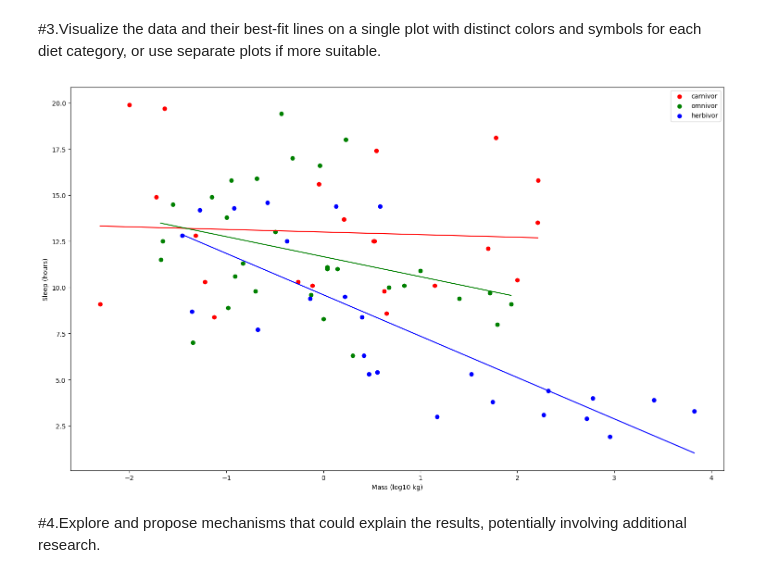
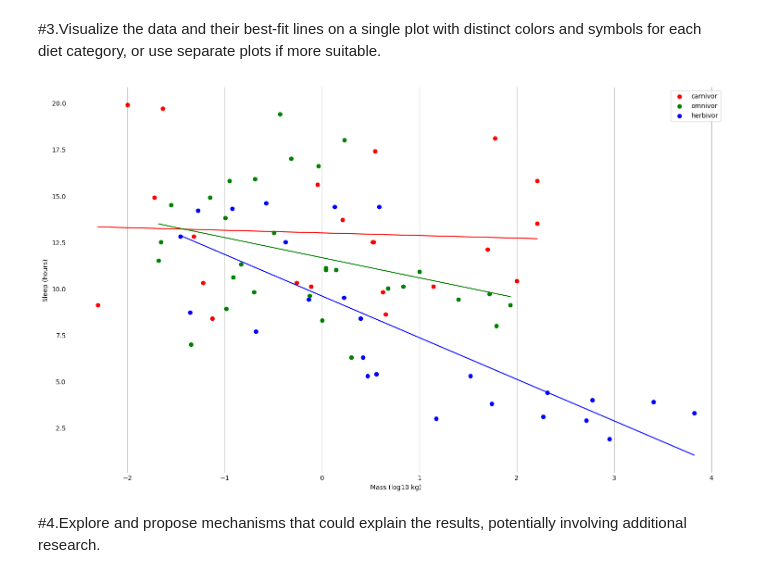
Before and after one commit to Aditi-dev07/Cisco_DataScience_Projects, a Jupyter notebook: Data Modeling/Animal sleep/animal-sleep.ipynb, the cells around one changed output. Drawn from its saved outputs; the diff is of its cells as text; code cells hidden in the pictures.

```diff
--- a/Data Modeling/Animal sleep/animal-sleep.ipynb
+++ b/Data Modeling/Animal sleep/animal-sleep.ipynb
@@ -157,34 +157,35 @@ def clear_axes():
 import seaborn as sns
 import matplotlib.pyplot as plt
 
 plt.figure(figsize=(15, 9))
 
 
 plt.scatter(x=carnivor_x, y=carnivor_y, color='red', label='carnivor')
 carnivore_linear_model.plot_model(carnivor_x.min(), carnivor_x.max(), color='red')
 plt.xlabel('Mass (log10 kg)')
 plt.ylabel('Sleep (hours)')
 
 
 
 plt.scatter(x=omnivor_x, y=omnivor_y, color='green', label = 'omnivor')
 omnivore_linear_model.plot_model(omnivor_x.min(), omnivor_x.max(), color='green')
 plt.xlabel('Mass (log10 kg)')
 plt.ylabel('Sleep (hours)')
 
 
 
 plt.scatter(x=herbivor_x, y=herbivor_y, color='blue', label = 'herbivor')
 herbivore_linear_model.plot_model(herbivor_x.min(), herbivor_x.max(), color='blue')
 plt.xlabel('Mass (log10 kg)')
 plt.ylabel('Sleep (hours)')
 
+clear_axes()
 
 plt.legend()
 plt.tight_layout()
 plt.show()
 # %% [output]
-[figure, old version]
+[figure, new version]
 # %% [markdown]
 #4.Explore and propose mechanisms that could explain the results, potentially involving additional research.
 # %% [markdown]
```
